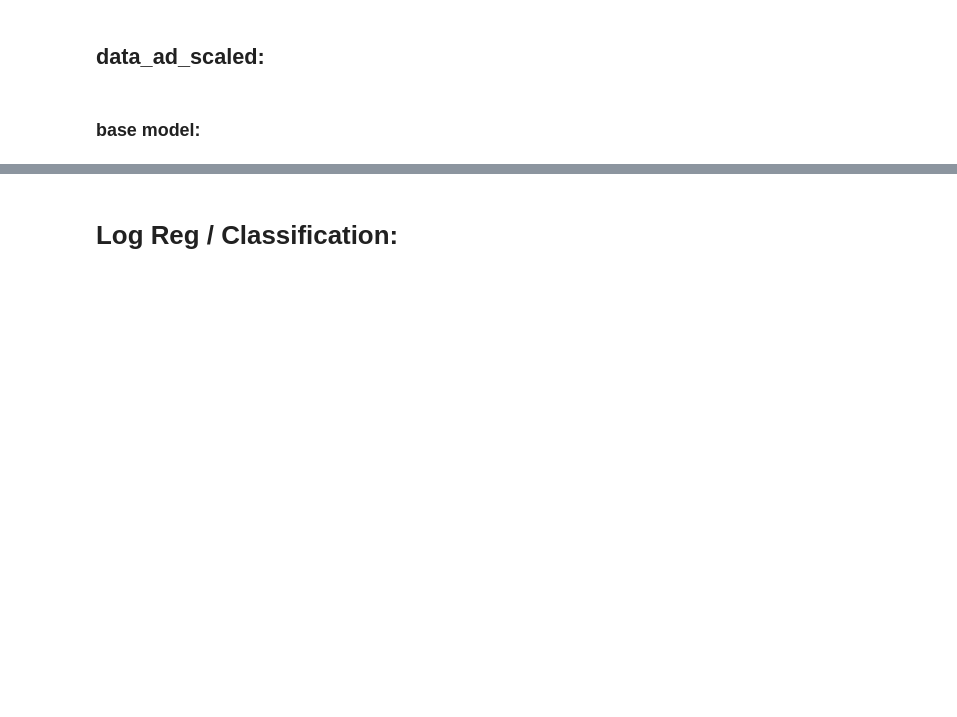
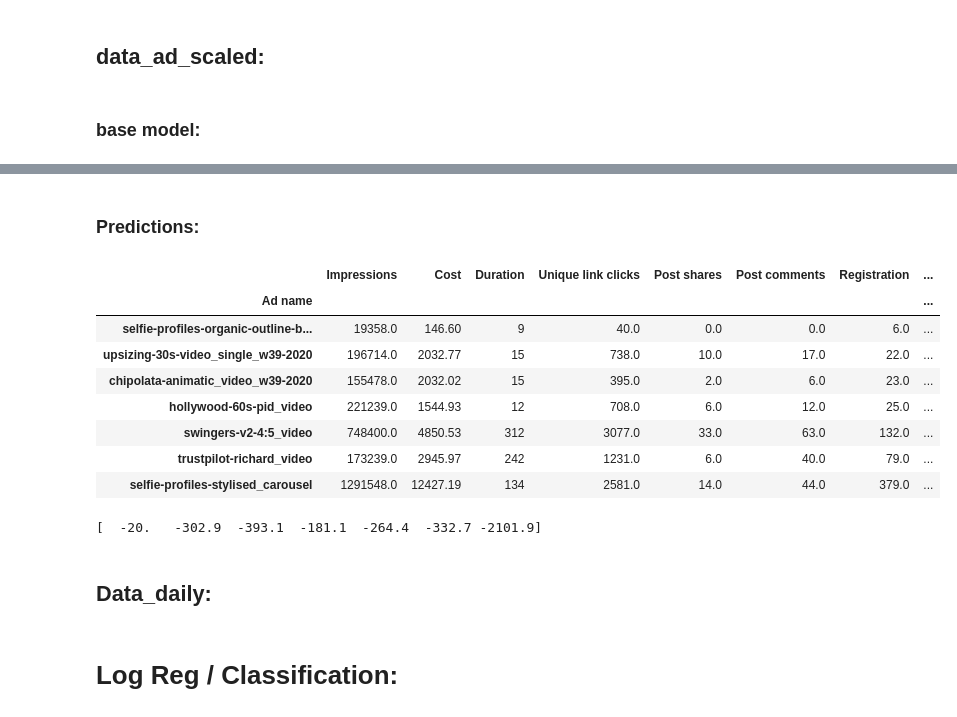
Before and after one commit to Lucas-LDN/Data_Curious_, a Jupyter notebook: First Project/Third analysis | New Data.ipynb, the cells around one changed output, grey strips where cells are left out. Drawn from its saved outputs; the diff is of its cells as text; code cells hidden in the pictures; blank space fills up the shorter version.

Commit message:
added daily data, and conducted more predictions

```diff
--- a/First Project/Third analysis | New Data.ipynb
+++ b/First Project/Third analysis | New Data.ipynb
@@ -681,0 +1021,17 @@ pd.DataFrame(result, columns = ["Feature", "Importance"])            \
+# %%
+columns = ["Registration", "Unique link clicks", "Cost",
+           "Post comments", "Post shares", "Duration",
+           "registration_CR", "CPA", "CPC"]
+# %%
+X_linreg_sales_scaled = data_ad_scaled[columns]
+y_linreg_sales_scaled = data_ad_scaled["Website purchases"]
+
+X_train, X_test, y_train, y_test = train_test_split(X_linreg_sales_scaled,
+                                                    y_linreg_sales_scaled,
+                                                    test_size = 0.3, random_state = 1)
+
+lin_model_purchases_scaled_tuned = LinearRegression()
+
+lin_model_purchases_scaled_tuned.fit(X_train, y_train)
+
+print(f"""The score of the tuned, scaled model is: {(lin_model_purchases_scaled_tuned.score(X_test, y_test)*100).round(1)}%.""")
@@ -682,3 +1057,31 @@ pd.DataFrame(result, columns = ["Feature", "Importance"])            \
+# %% [markdown]
+### Predictions:
+# %%
+ads = data_ad.loc[["selfie-profiles-organic-outline-blue-bg-paul_static",
+                   "upsizing-30s-video_single_w39-2020",
+                   "chipolata-animatic_video_w39-2020",
+                   "hollywood-60s-pid_video", "swingers-v2-4:5_video",
+                   "trustpilot-richard_video", "selfie-profiles-stylised_carousel"],
+                  :]
+
+test_ads = ads[columns]
+
+display(ads)
+
+print(lin_model_purchases_scaled_tuned.predict(test_ads).round(1))
+# %% [output]
+|  | Impressions | Cost | Duration | Unique link clicks | Post shares | Post comments | Registration | ... |
+| Ad name |  |  |  |  |  |  |  | ... |
+| selfie-profiles-organic-outline-b... | 19358.0 | 146.60 | 9 | 40.0 | 0.0 | 0.0 | 6.0 | ... |
+| upsizing-30s-video_single_w39-2020 | 196714.0 | 2032.77 | 15 | 738.0 | 10.0 | 17.0 | 22.0 | ... |
+| chipolata-animatic_video_w39-2020 | 155478.0 | 2032.02 | 15 | 395.0 | 2.0 | 6.0 | 23.0 | ... |
+| hollywood-60s-pid_video | 221239.0 | 1544.93 | 12 | 708.0 | 6.0 | 12.0 | 25.0 | ... |
+| swingers-v2-4:5_video | 748400.0 | 4850.53 | 312 | 3077.0 | 33.0 | 63.0 | 132.0 | ... |
+| trustpilot-richard_video | 173239.0 | 2945.97 | 242 | 1231.0 | 6.0 | 40.0 | 79.0 | ... |
+| selfie-profiles-stylised_carousel | 1291548.0 | 12427.19 | 134 | 2581.0 | 14.0 | 44.0 | 379.0 | ... |
+[  -20.   -302.9  -393.1  -181.1  -264.4  -332.7 -2101.9]
+# %% [markdown]
+## Data_daily:
 # %% [markdown]
 # Log Reg / Classification:
 # %% [markdown]
```
Also changed, not shown: parts of 78 cells of this notebook.
